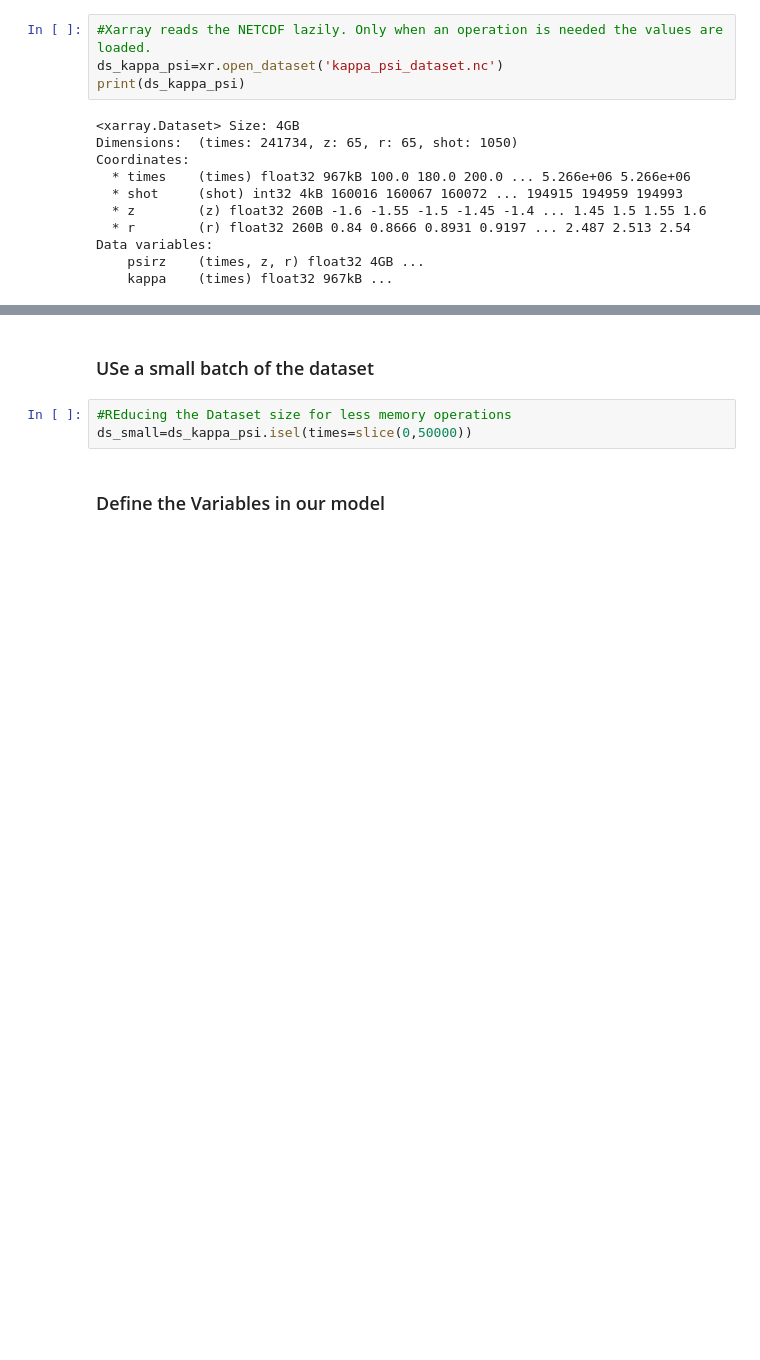
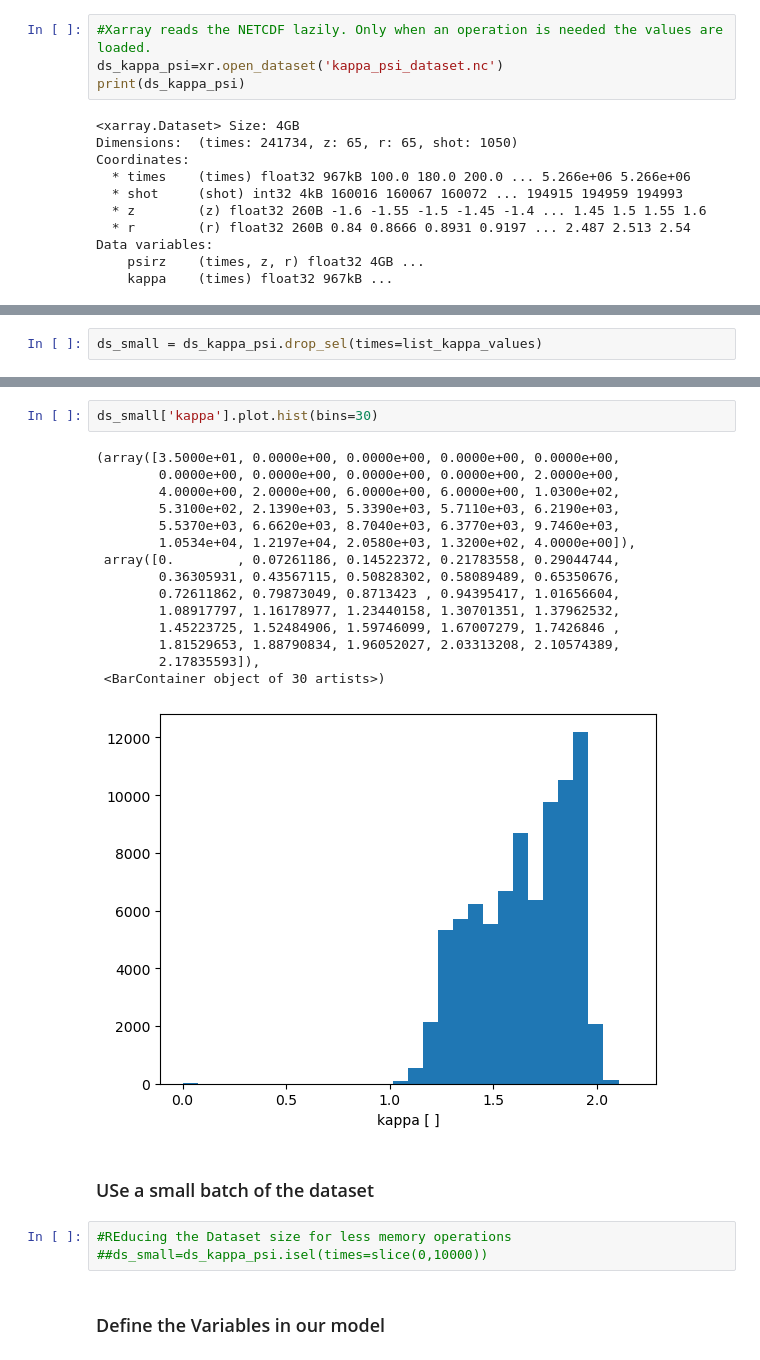
Before and after one commit to javierhndev/fdp-demo, a Jupyter notebook: modeling.ipynb, the cells around one changed output, grey strips where cells are left out. Cells and saved outputs as stored; diff of their text form; blank space fills up the shorter version.

```diff
--- a/modeling.ipynb
+++ b/modeling.ipynb
@@ -26,0 +56,2 @@ Data variables:
+# %%
+ds_small = ds_kappa_psi.drop_sel(times=list_kappa_values)
@@ -27,8 +71,26 @@ Data variables:
+# %%
+ds_small['kappa'].plot.hist(bins=30)
+# %% [output]
+(array([3.5000e+01, 0.0000e+00, 0.0000e+00, 0.0000e+00, 0.0000e+00,
+        0.0000e+00, 0.0000e+00, 0.0000e+00, 0.0000e+00, 2.0000e+00,
+        4.0000e+00, 2.0000e+00, 6.0000e+00, 6.0000e+00, 1.0300e+02,
+        5.3100e+02, 2.1390e+03, 5.3390e+03, 5.7110e+03, 6.2190e+03,
+        5.5370e+03, 6.6620e+03, 8.7040e+03, 6.3770e+03, 9.7460e+03,
+        1.0534e+04, 1.2197e+04, 2.0580e+03, 1.3200e+02, 4.0000e+00]),
+ array([0.        , 0.07261186, 0.14522372, 0.21783558, 0.29044744,
+        0.36305931, 0.43567115, 0.50828302, 0.58089489, 0.65350676,
+        0.72611862, 0.79873049, 0.8713423 , 0.94395417, 1.01656604,
+        1.08917797, 1.16178977, 1.23440158, 1.30701351, 1.37962532,
+        1.45223725, 1.52484906, 1.59746099, 1.67007279, 1.7426846 ,
+        1.81529653, 1.88790834, 1.96052027, 2.03313208, 2.10574389,
+        2.17835593]),
+ <BarContainer object of 30 artists>)
+[figure, added]
 # %% [markdown]
 ### USe a small batch of the dataset
 # %%
 #REducing the Dataset size for less memory operations
-ds_small=ds_kappa_psi.isel(times=slice(0,50000))
+##ds_small=ds_kappa_psi.isel(times=slice(0,10000))
 # %% [markdown]
 ### Define the Variables in our model
 # %%
```
Also changed, not shown: parts of 26 cells of this notebook, 3 other files.
